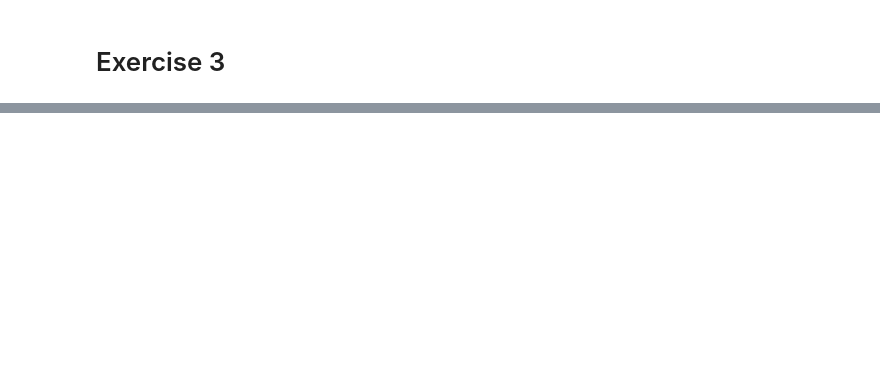
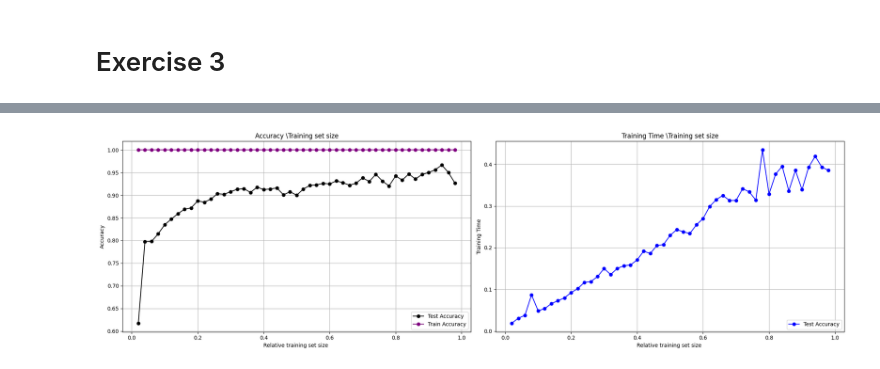
Before and after one commit to Alejandro-GDLF/DMandML, a Jupyter notebook: Pr2/Answer.ipynb, the cells around one changed output, grey strips where cells are left out. Drawn from its saved outputs; the diff is of its cells as text; code cells hidden in the pictures; blank space fills up the shorter version.

```diff
--- a/Pr2/Answer.ipynb
+++ b/Pr2/Answer.ipynb
@@ -517,0 +591,28 @@ Viendo los dos pares de gráficas podemos sin dudas que usando la segunda capa o
+# %%
+# Una vez hechos hechos los entrenamientos para poder manejar los resultados y gráficos vamos a hacer los plots en una celda siguiente al entrenamiento
+fig, (ax1, ax2) = plt.subplots(1, 2, figsize=(20, 6))
+# Gr'afica para la accuracy
+ax1.plot(trainSize, testRatios, marker='o', linestyle='-',c='black', label='Test Accuracy')
+ax1.plot(trainSize, trainRatios, marker='o', linestyle='-', c='purple', label='Train Accuracy')
+
+ax1.set_title('Accuracy \Training set size')
+ax1.set_xlabel('Relative training set size ')
+ax1.set_ylabel('Accuracy')
+
+ax1.grid(True)
+ax1.legend(loc='lower right')
+
+#  Gr'afica para el trainig time
+ax2.plot(trainSize, training_times, marker='o', linestyle='-',c='blue', label='Test Accuracy')
+
+ax2.set_title('Training Time \Training set size')
+ax2.set_xlabel('Relative training set size ')
+ax2.set_ylabel('Training Time')
+
+ax2.grid(True)
+ax2.legend(loc='lower right')
+
+plt.tight_layout()
+plt.show()
+# %% [output]
+[figure, added]
```
Also changed, not shown: parts of 4 cells of this notebook.
